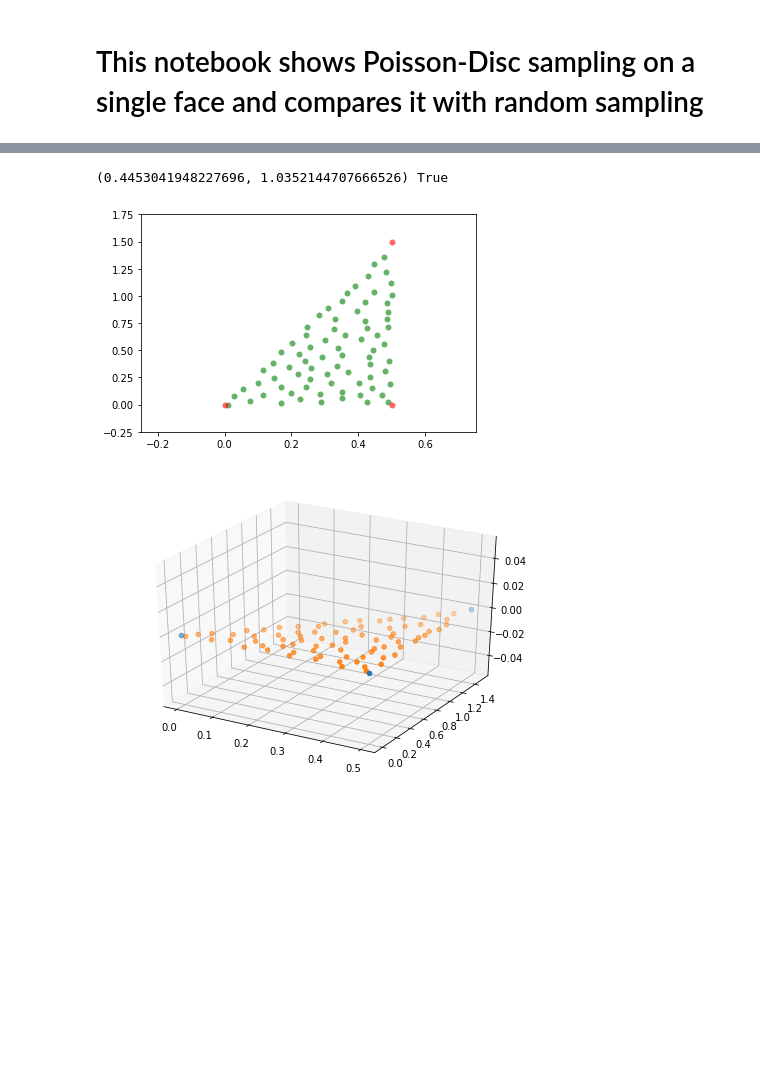
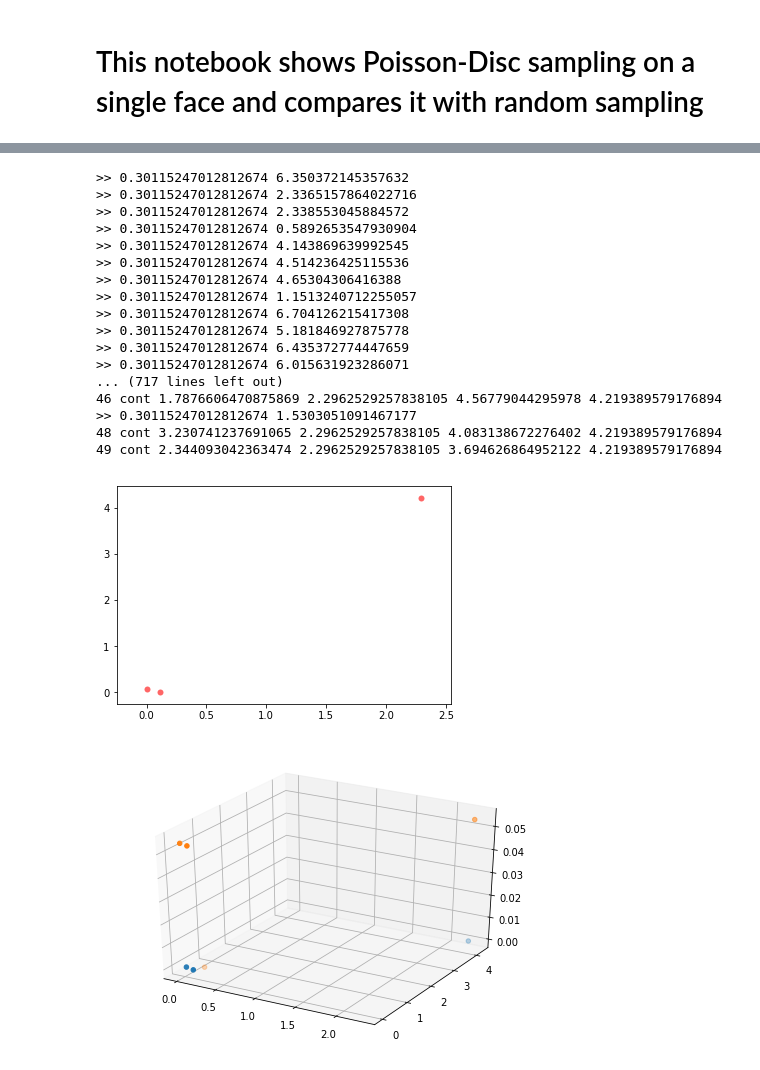
Before and after one commit to movvam/Poisson-Disc, a Jupyter notebook: Proof of Concept.ipynb, the cells around one changed output, grey strips where cells are left out. Cells and saved outputs as stored; diff of their text form; code cells hidden in the pictures; blank space fills up the shorter version.

```diff
--- a/Proof of Concept.ipynb
+++ b/Proof of Concept.ipynb
@@ -134,16 +129,19 @@ print(v1,v2,v3)
 k = 50
 
 # Minimum distance between samples
-r = 0.06
+r = 0.5
+
+#shift vertices to make everything positive
+y_min = find_minmax(v1,v2,v3)[1]
+v1,v2,v3 = [np.subtract(p, (0,y_min,0)) for p in (v1,v2,v3)]
+x_min = find_minmax(v1,v2,v3)[0]
+v1,v2,v3 = [np.subtract(p, (x_min,0,0)) for p in (v1,v2,v3)]
 
 #find width and height of a transformed triangle
 
 width, height = find_width_height( v1, v2, v3 )
 
 
-#shift vertices to make everything positive
-y_min = find_minmax(v1,v2,v3)[1]
-v1,v2,v3 = [np.subtract(p, (0,y_min,0)) for p in (v1,v2,v3)]
 
 # Cell side length
 a = r/np.sqrt(2)
@@ -227,6 +225,9 @@ def get_point(k, refpt):
         pt = refpt[0] + rho*np.cos(theta), refpt[1] + rho*np.sin(theta), 0
         if not (0 <= pt[0] < width and 0 <= pt[1] < height):
             # This point falls outside the domain of the grid, so try again.
+            print(i,"cont", pt[0], width, pt[1], height)
+            # This point falls outside the domain of the grid, so try again.
+            i += 1
             continue
         if point_valid(pt) and is_on_face(pt, v1, v2, v3):
             return pt
@@ -239,58 +240,92 @@ def get_point(k, refpt):
 
 
 # Pick a random point to start with.
-pt = (np.random.uniform(0, width), np.random.uniform(0, height))
-while (not is_on_face(pt, v1,v2,v3)):
-    pt = (np.random.uniform(0, width), np.random.uniform(0, height))
-
-print(pt, is_on_face(pt, v1,v2,v3,True))
+samples = []
+active = []
+l=1000
+while l > 0:
+    l=l-1
+    pt = (np.random.uniform(0, width), np.random.uniform(0, height), 0)
+    if is_on_face(pt, v1,v2,v3):
+        samples = [pt]
+        # Our first sample is indexed at 0 in the samples list...
+        cells[get_cell_coords(pt)] = len(samples) - 1
+        # ... and it is active, in the sense that we're going to look for more points
+        # in its neighbourhood.
+        active = [0]
+        break;
 
 
-samples = [pt]
+samples.append(v1)
+cells[get_cell_coords(v1)] = len(samples) - 1
+active.append(len(samples) - 1)
+
+samples.append(v2)
+cells[get_cell_coords(v2)] = len(samples) - 1
+active.append(len(samples) - 1)
+
+samples.append(v3)
+cells[get_cell_coords(v3)] = len(samples) - 1
+active.append(len(samples) - 1)
+
 vertices = [v1[0:2]]
 vertices.append(v2)
 vertices.append(v3)
 
-# Our first sample is indexed at 0 in the samples list...
-cells[get_cell_coords(pt)] = 0
-# ... and it is active, in the sense that we're going to look for more points
-# in its neighbourhood.
-active = [0]
 
-nsamples = 1
+
+
+nsamples = len(samples)
 # As long as there are points in the active list, keep trying to find samples.
 while active:
     # choose a random "reference" point from the active list.
     idx = np.random.choice(active)
     refpt = samples[idx]
     # Try to pick a new point relative to the reference point.
     pt = get_point(k, refpt)
     if pt:
         # Point pt is valid: add it to the samples list and mark it as active
         samples.append(pt)
         nsamples += 1
         active.append(len(samples)-1)
         cells[get_cell_coords(pt)] = len(samples) - 1
     else:
         # We had to give up looking for valid points near refpt, so remove it
         # from the list of "active" points.
         active.remove(idx)
 
 #2D plot
-plt.scatter(*zip(*samples), color='g', alpha=0.6, lw=0)
+#plt.scatter(*zip(*samples), color='g', alpha=0.6, lw=0)
 plt.scatter(*zip(*vertices), color='r', alpha=0.6, lw=0)
 plt.xlim(-0.25, width+0.25)
 plt.ylim(-0.25, height+0.25)
 plt.axis('on')
 plt.show()
 
 #3D plot
 fig = plt.figure()
 ax = Axes3D(fig)
 ax.scatter(*zip(*vertices))
 ax.scatter(*zip(*samples))
 plt.show()
+print(vertices)
 # %% [output]
-(0.4453041948227696, 1.0352144707666526) True
+>> 0.30115247012812674 6.350372145357632
+>> 0.30115247012812674 2.3365157864022716
+>> 0.30115247012812674 2.338553045884572
+>> 0.30115247012812674 0.5892653547930904
+>> 0.30115247012812674 4.143869639992545
+>> 0.30115247012812674 4.514236425115536
+>> 0.30115247012812674 4.65304306416388
+>> 0.30115247012812674 1.1513240712255057
+>> 0.30115247012812674 6.704126215417308
+>> 0.30115247012812674 5.181846927875778
+>> 0.30115247012812674 6.435372774447659
+>> 0.30115247012812674 6.015631923286071
+... (717 lines left out)
+46 cont 1.7876606470875869 2.2962529257838105 4.56779044295978 4.219389579176894
+>> 0.30115247012812674 1.5303051091467177
+48 cont 3.230741237691065 2.2962529257838105 4.083138672276402 4.219389579176894
+49 cont 2.344093042363474 2.2962529257838105 3.694626864952122 4.219389579176894
-[figure, old version]
+[figure, new version]
-[figure, old version]
+[figure, new version]
```
Also changed, not shown: parts of 8 cells of this notebook.
